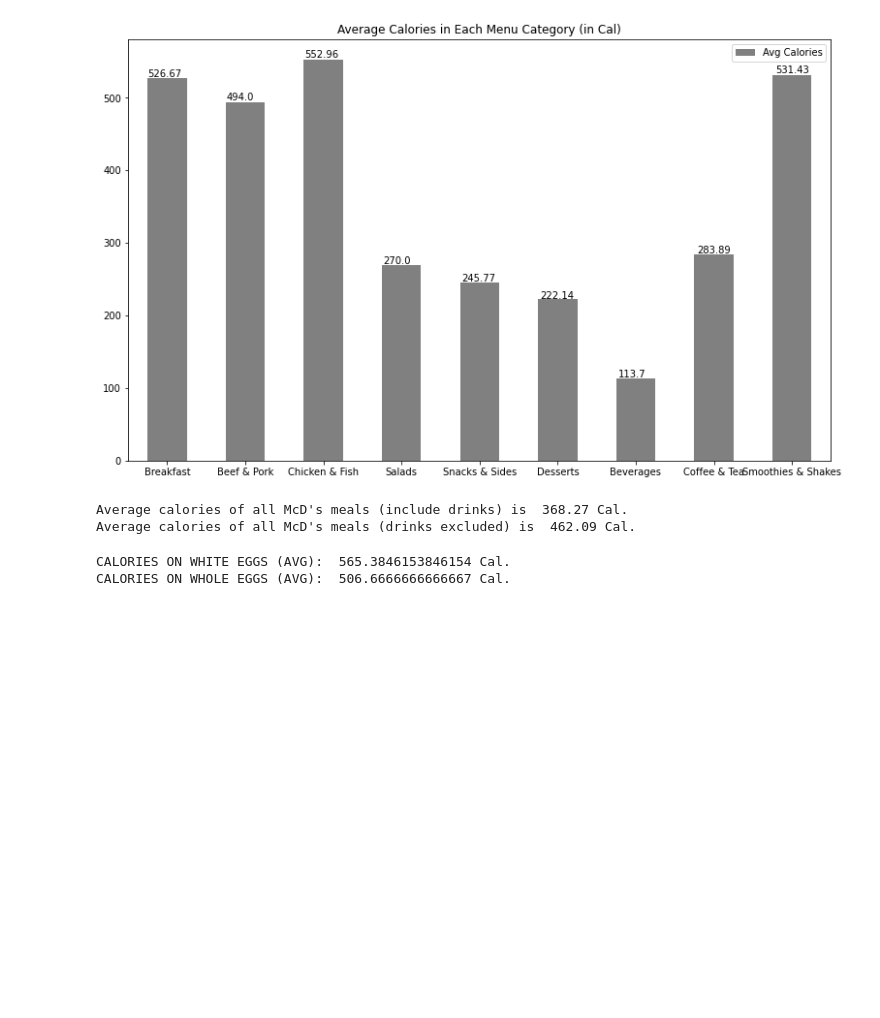
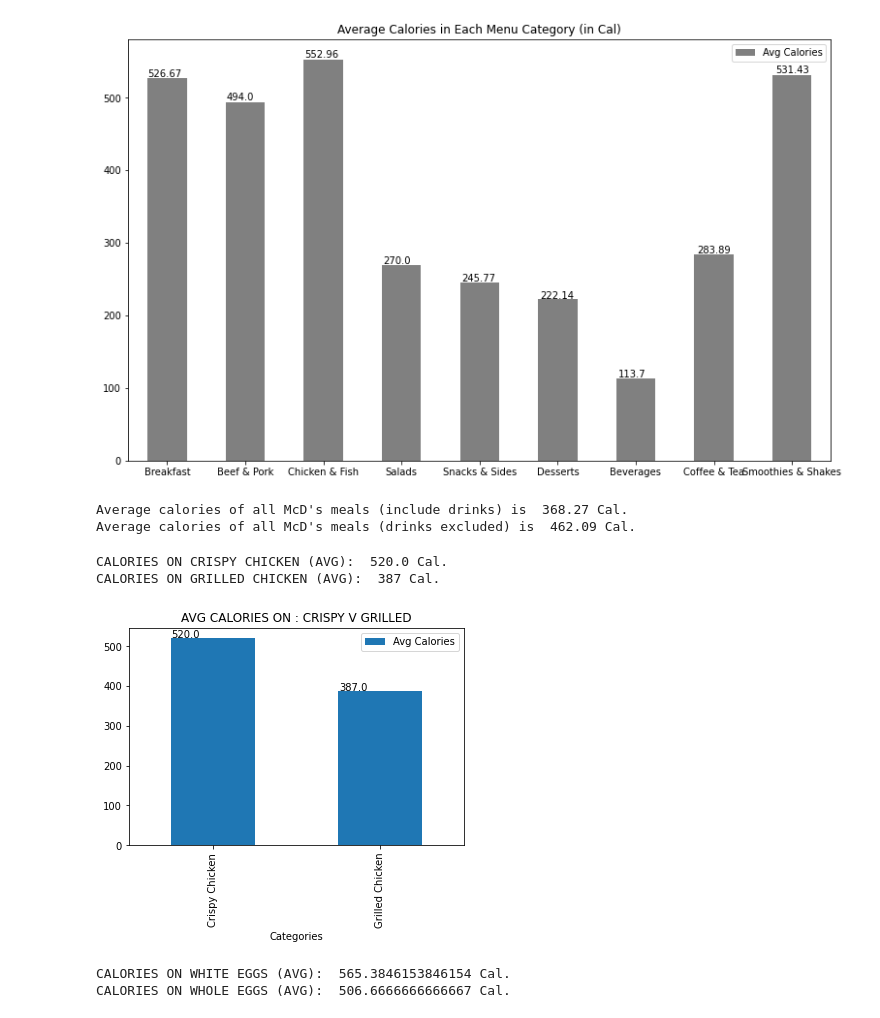
Before and after one commit to Andhi1710/python, a Jupyter notebook: (Andhi_Hamzah)_McDonald's.ipynb, the cells around one changed output. Cells and saved outputs as stored; diff of their text form; code cells hidden in the pictures; blank space fills up the shorter version.

```diff
--- a/(Andhi_Hamzah)_McDonald's.ipynb
+++ b/(Andhi_Hamzah)_McDonald's.ipynb
@@ -199,4 +206,34 @@ print("Average calories of all McD's meals (drinks excluded) is ", round(meals.C
 # %% [output]
 Average calories of all McD's meals (include drinks) is  368.27 Cal.
 Average calories of all McD's meals (drinks excluded) is  462.09 Cal.
+# %%
+#@title c) Apakah ayam bakar yang dipesan dan bukannya renyah meningkatkan nilai gizi sandwich?
+# EXPLORASI JUMLAH KALORI PADA CRISPY CHICKEN
+crispy = df[df['Item'].str.contains('Crispy Chicken')]
+crispy_cal = pd.DataFrame({'Item': crispy.Item, 'Calories': crispy.Calories})
+
+# KALORI PADA CRISPY CHICKEN - RATA-RATA
+avg_criscal = crispy.Calories.mean(axis=0)
+print("CALORIES ON CRISPY CHICKEN (AVG): ", avg_criscal, "Cal.")
+
+# EXPLORASI JUMLAH KALORI PADA GRILLED CHICKEN
+grilled = df[df['Item'].str.contains('Grilled Chicken')]
+grilled_cal = pd.DataFrame({'Item': grilled.Item, 'Calories': grilled.Calories})
+
+# KALORI PADA PADA GRILLED CHICKEN - RATA-RATA
+avg_grilcal = round(grilled.Calories.mean(axis=0))
+print("CALORIES ON GRILLED CHICKEN (AVG): ", avg_grilcal, "Cal.")
+# %% [output]
+CALORIES ON CRISPY CHICKEN (AVG):  520.0 Cal.
+CALORIES ON GRILLED CHICKEN (AVG):  387 Cal.
+# %%
+# VISUALISASI PADA BAR CHART
+
+avg_cal = pd.DataFrame({'Categories':['Crispy Chicken', 'Grilled Chicken'], 'Avg Calories': [avg_criscal, avg_grilcal]})
+ax = avg_cal.plot.bar(x = 'Categories', y = 'Avg Calories')
+ax.set_title("AVG CALORIES ON : CRISPY V GRILLED")
+for p in ax.patches:
+    ax.annotate(str(p.get_height()), (p.get_x() * 1.005, p.get_height() * 1.005))
+# %% [output]
+[figure, added]
 # %%
```
Also changed, not shown: parts of 25 cells of this notebook.
